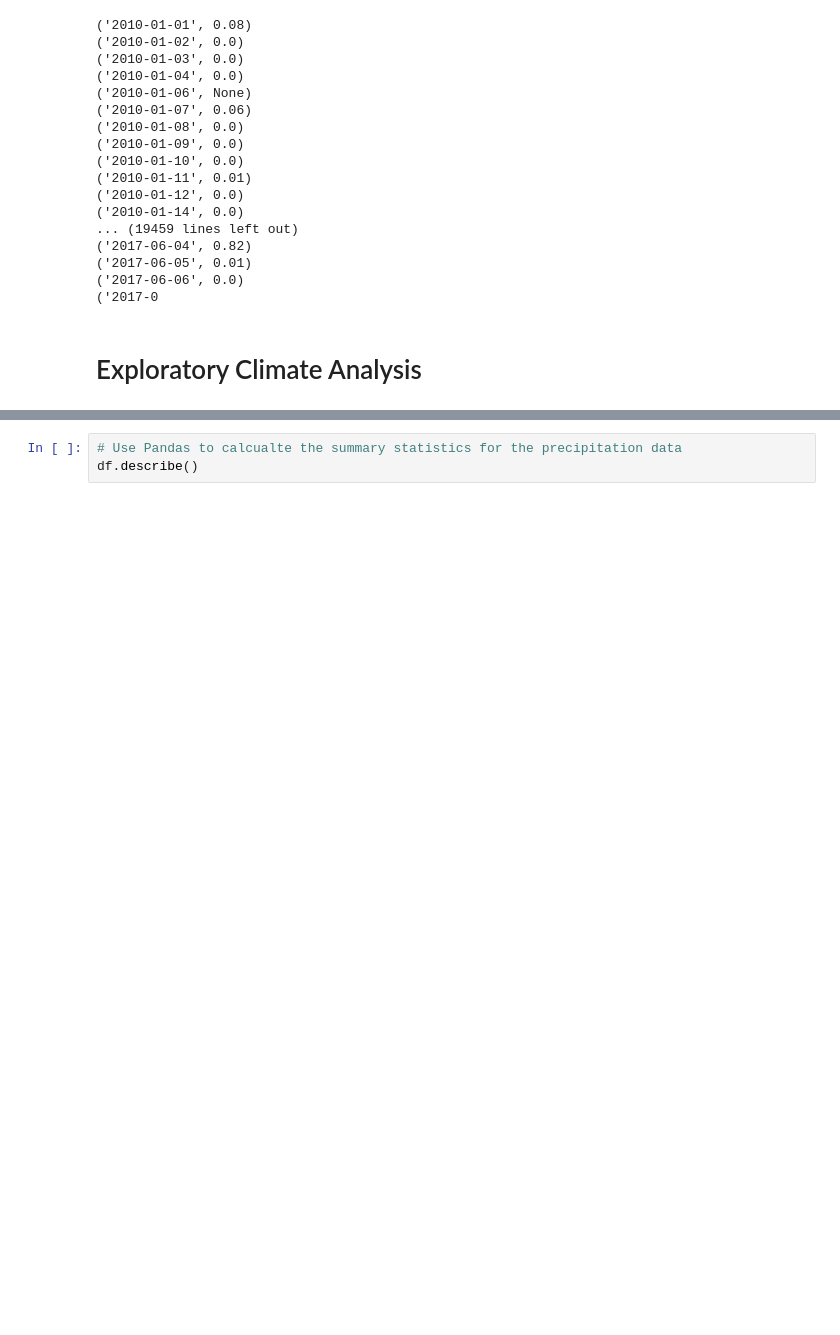
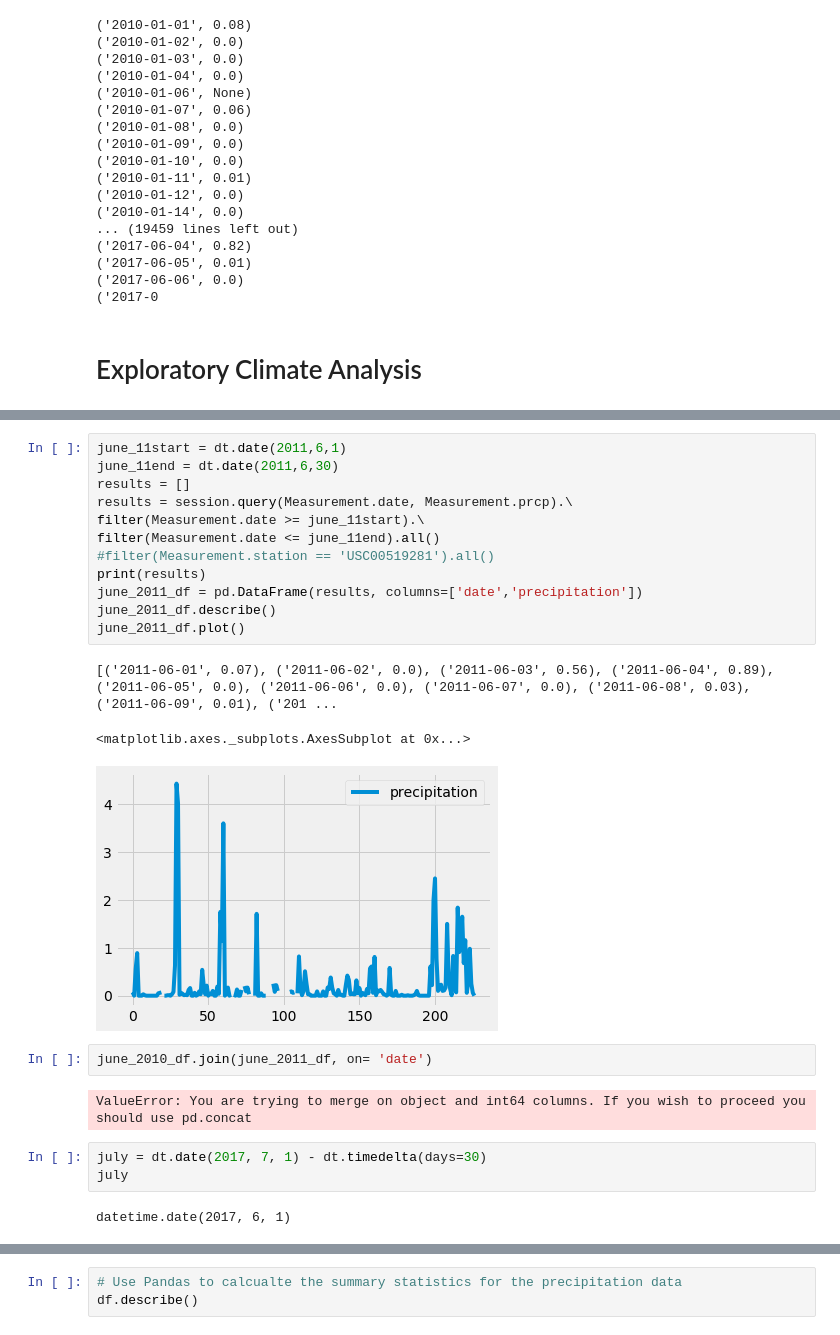
Before and after one commit to misterrustia/surfs_up, a Jupyter notebook: climate_analysis.ipynb, the cells around one changed output, grey strips where cells are left out. Saved outputs shown, nothing was run; the diff lists cells and outputs as text; blank space fills up the shorter version.

```diff
--- a/climate_analysis.ipynb
+++ b/climate_analysis.ipynb
@@ -61,3 +175,28 @@ for result in results:
+# %%
+june_11start = dt.date(2011,6,1)
+june_11end = dt.date(2011,6,30)
+results = []
+results = session.query(Measurement.date, Measurement.prcp).\
+filter(Measurement.date >= june_11start).\
+filter(Measurement.date <= june_11end).all()
+#filter(Measurement.station == 'USC00519281').all()
+print(results)
+june_2011_df = pd.DataFrame(results, columns=['date','precipitation'])
+june_2011_df.describe()
+june_2011_df.plot()
+# %% [output]
+[('2011-06-01', 0.07), ('2011-06-02', 0.0), ('2011-06-03', 0.56), ('2011-06-04', 0.89), ('2011-06-05', 0.0), ('2011-06-06', 0.0), ('2011-06-07', 0.0), ('2011-06-08', 0.03), ('2011-06-09', 0.01), ('201 ...
+<matplotlib.axes._subplots.AxesSubplot at 0x...>
+[figure, added]
+# %%
+june_2010_df.join(june_2011_df, on= 'date')
+# %% [output]
+ValueError: You are trying to merge on object and int64 columns. If you wish to proceed you should use pd.concat
+# %%
+july = dt.date(2017, 7, 1) - dt.timedelta(days=30)
+july
+# %% [output]
+datetime.date(2017, 6, 1)
 # %%
 # Design a query to retrieve the last 12 months of precipitation data and plot the results.
 #Starting from the last data point in the database.
```
Also changed, not shown: parts of 14 cells of this notebook.
